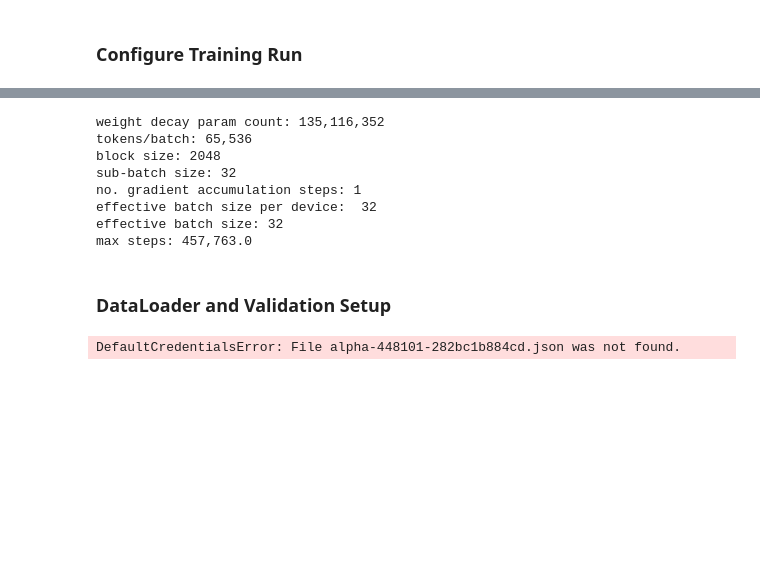
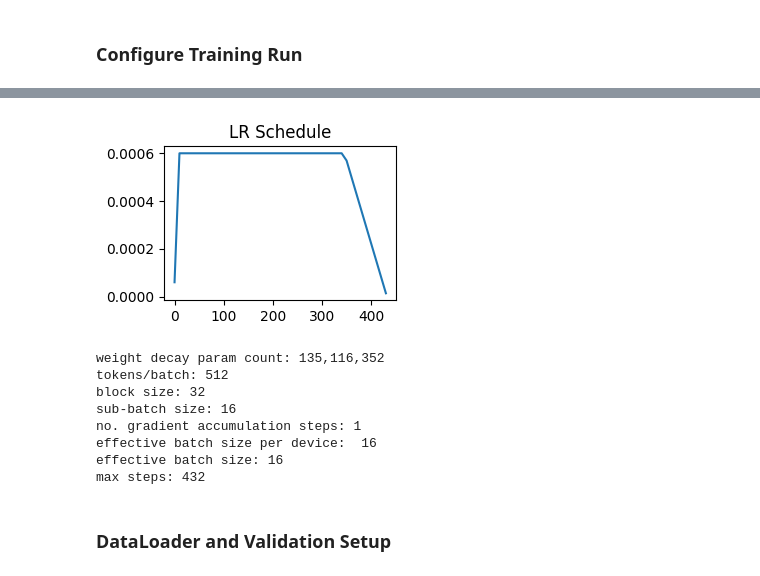
Before and after one commit to novastar53/jaxpt, a Jupyter notebook: notebooks/train_mobile_llm.ipynb, the cells around one changed output, grey strips where cells are left out. Saved outputs shown, nothing was run; the diff lists cells and outputs as text; code cells hidden in the pictures; blank space fills up the shorter version.

```diff
--- a/notebooks/train_mobile_llm.ipynb
+++ b/notebooks/train_mobile_llm.ipynb
@@ -217,14 +203,14 @@ import optax
 
 @dataclasses.dataclass
 class TrainerConfig:
-  num_tokens_per_batch: int = 2**16 # 2**19, 0.5 million as per the GPT 3.5 paper
+  num_tokens_per_batch: int = 2**19 # 2**19, 0.5 million as per the GPT 3.5 paper
   mB: int = 32
   T: int = 2048
-  max_steps: int = (300 * 100e6) // (2**16) # Roughly 1/3rd of the 100b token dataset
+  max_steps: int = int((600e9) // (2**19))
   max_lr: float = 3e-3
   min_lr: float = max_lr * 0.1
   max_grad_norm: float = 1.0  # Clip gradients to this norm
-  warmup_steps: int = 715
+  warmup_steps: int = 5000
   print_interval: int = 100
   eval_interval: int = 5000
   checkpoint_interval: int = 10000
@@ -236,7 +222,7 @@ class TrainerConfig:
 ##############
 
 trconf = TrainerConfig()
-'''
+
 trconf = TrainerConfig(
   num_tokens_per_batch=2**9,
   mB=2**4,
@@ -253,87 +239,64 @@ trconf = TrainerConfig(
 )
 
 trconf.grad_accumulation_steps =  trconf.num_tokens_per_batch // (trconf.mB * trconf.T * num_devices) # Number of steps over which to average the gradient
-'''
+
 # Set up the optimizer
-def warmup_with_cosine_decay_schedule(step):
+def trapezoidal_schedule(step):
 
     warmup_lr = trconf.max_lr * (step + 1) / trconf.warmup_steps
-    coeff = 0.5 * (1 + jnp.cos(jnp.pi * (step - trconf.warmup_steps) / (trconf.max_steps - trconf.warmup_steps)))
-    cosine_lr =  trconf.min_lr + coeff * (trconf.max_lr - trconf.min_lr)
+    cooldown_lr = trconf.max_lr * (trconf.max_steps - step) / (trconf.max_steps - 0.8 * trconf.max_steps)
 
     return jnp.where(step < trconf.warmup_steps,
                      warmup_lr,
-                     jnp.where(step < trconf.max_steps, cosine_lr, trconf.min_lr))
+                     jnp.where(step < 0.8 * trconf.max_steps, trconf.max_lr, cooldown_lr))
+
+steps = range(0, trconf.max_steps, 10)
+total_schedule = [ trapezoidal_schedule(step) for step in steps ]
+import matplotlib.pyplot as plt
+plt.figure(figsize=(3,2))
+plt.plot(steps, total_schedule)
+plt.title("LR Schedule")
+plt.show()
 
 # Generate a weight decay mask
 # First split the model into params and variables
 graphdef, params, variables = nnx.split(m, nnx.Param, nnx.Variable)
 # Then create a mask for the weight decay params
 weight_decay_mask = jax.tree_util.tree_map(lambda x: len(x.shape) > 1, params)
 
-
 tx = optax.chain(
-    optax.clip_by_global_norm(trconf.max_grad_norm),
-    optax.adamw(warmup_with_cosine_decay_schedule, b1=0.9, b2=0.95, weight_decay=0.1, mask=weight_decay_mask)
+    #optax.clip_by_global_norm(trconf.max_grad_norm),
+    optax.adamw(trapezoidal_schedule, b1=0.9, b2=0.95, weight_decay=0.1, mask=weight_decay_mask),
 )
 optimizer = nnx.Optimizer(m, tx)
 
 # count the number of weight decay params
 def f(x, y):
     if x:
         return y.size
     return 0
 
 weight_decay_params = jax.tree_util.tree_map(f, weight_decay_mask, params)
 weight_decay_param_count = jax.tree_util.tree_reduce(lambda x, y: x + y, weight_decay_params, 0)
 
 
 print(f"weight decay param count: {weight_decay_param_count:,}")
 print(f"tokens/batch: {trconf.num_tokens_per_batch:,}")
 print(f"block size: {trconf.T}")
 print(f"sub-batch size: {trconf.mB}")
 print(f"no. gradient accumulation steps: {trconf.grad_accumulation_steps}")
 print(f"effective batch size per device: ", trconf.grad_accumulation_steps * trconf.mB)
 print(f"effective batch size: {trconf.grad_accumulation_steps * trconf.mB * num_devices}")
 print(f"max steps: {trconf.max_steps:,}")
 # %% [output]
+[figure, added]
 weight decay param count: 135,116,352
-tokens/batch: 65,536
-block size: 2048
-sub-batch size: 32
+tokens/batch: 512
+block size: 32
+sub-batch size: 16
 no. gradient accumulation steps: 1
-effective batch size per device:  32
-effective batch size: 32
-max steps: 457,763.0
+effective batch size per device:  16
+effective batch size: 16
+max steps: 432
 # %% [markdown]
 ### DataLoader and Validation Setup
-# %%
-import os
-
-from jaxpt.dataloaders import CloudDataLoader
-from jaxpt.eval import calc_validation_loss
-from jaxpt.train import loss_fn
-
-os.environ["GOOGLE_APPLICATION_CREDENTIALS"] = "alpha-448101-282bc1b884cd.json"
-
-train_dl = CloudDataLoader(bucket_name="jaxpt_datasets",
-                      bucket_prefix="fineweb-edu-100b/processed",
-                      batch_size=trconf.mB,
-                      block_size=trconf.T,
-                      device_rank=num_devices,
-                      label="train")
-eval_dl = CloudDataLoader(bucket_name="jaxpt_datasets",
-                     bucket_prefix="fineweb-edu-100b/processed",
-                     batch_size=trconf.mB,
-                     block_size=trconf.T,
-                     device_rank=1,
-                     label="valid")
-
-def evaluate(model):
-  model.eval()
-  completions = generate_completions(model)
-  val_loss = calc_validation_loss(model, loss_fn=loss_fn, dataloader=eval_dl)
-  model.train()
-  return val_loss, completions
-# %% [output]
-DefaultCredentialsError: File alpha-448101-282bc1b884cd.json was not found.
```
Also changed, not shown: parts of 8 cells of this notebook, 4 other files.
